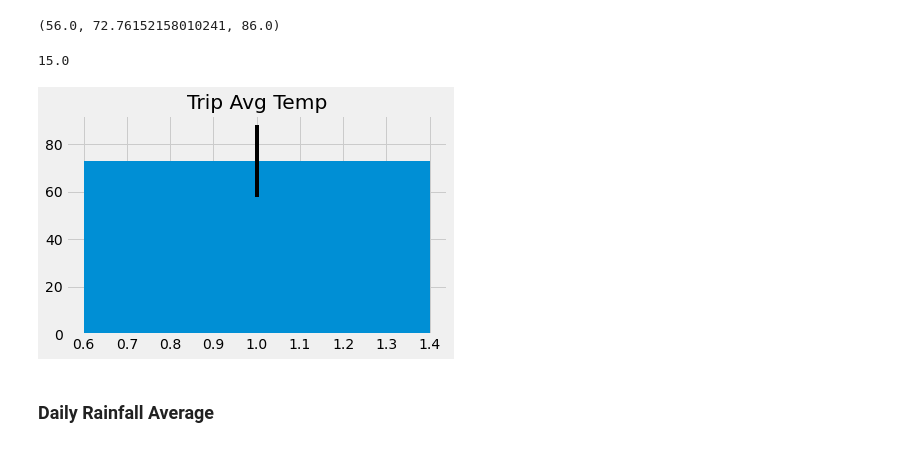
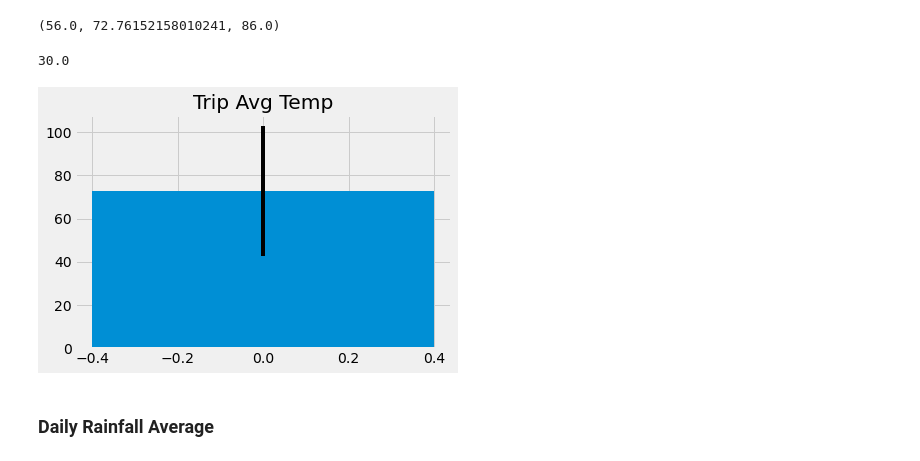
Before and after one commit to millerbrook/sqlalchemy-challenge, a Jupyter notebook: temp_analysis_bonus_2_starter.ipynb, the cells around one changed output. Saved outputs shown, nothing was run; the diff lists cells and outputs as text; code cells hidden in the pictures.

Commit message:
Fixes histogram and adds to bonus II

```diff
--- a/temp_analysis_bonus_2_starter.ipynb
+++ b/temp_analysis_bonus_2_starter.ipynb
@@ -69,20 +70,21 @@ print(one_year[0])
 # %%
 # Plot the results from your previous query as a bar chart.
 # Use "Trip Avg Temp" as your Title
 # Use the average temperature for bar height (y value)
 # Use the peak-to-peak (tmax-tmin) value as the y error bar (yerr)
+fig, ax = plt.subplots()
 year_avg = one_year[0][1]
 year_max = one_year[0][2]
 year_min = one_year[0][0]
-error = .5*(year_max - year_min)
+error = (year_max - year_min)
 print(error)
-plt.bar(1, year_avg, yerr=error, align='center')
-plt.title('Trip Avg Temp')
-plt.tight_layout()
+ax.bar(range(1), year_avg, yerr=error, align='center')
+# ax.set_xticks([""])
+ax.set_title('Trip Avg Temp')
 plt.show()
 # %% [output]
-15.0
+30.0
-[figure, old version]
+[figure, new version]
 # %% [markdown]
 ### Daily Rainfall Average
 # %%
```
Also changed, not shown: parts of 4 cells of this notebook.
